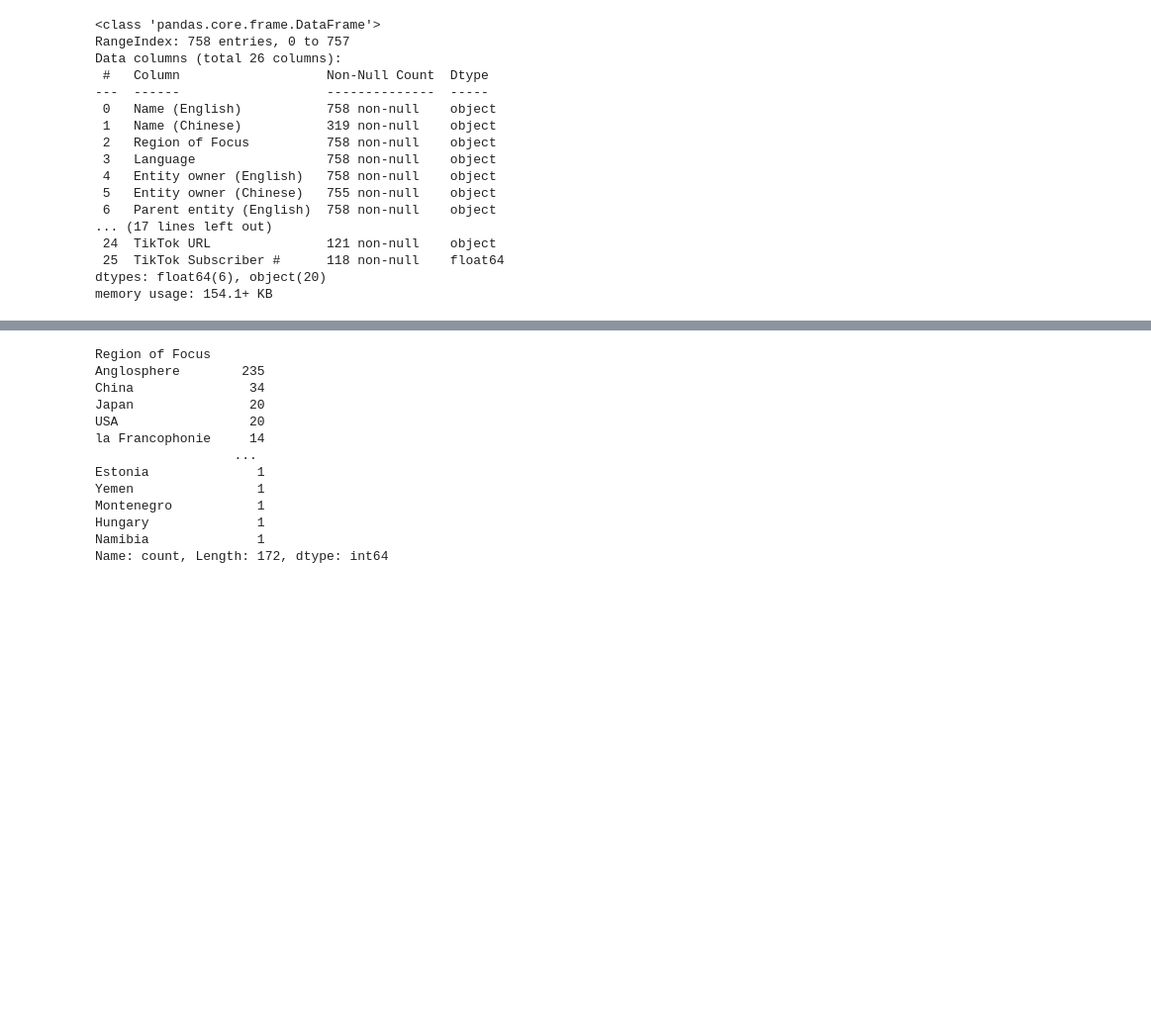
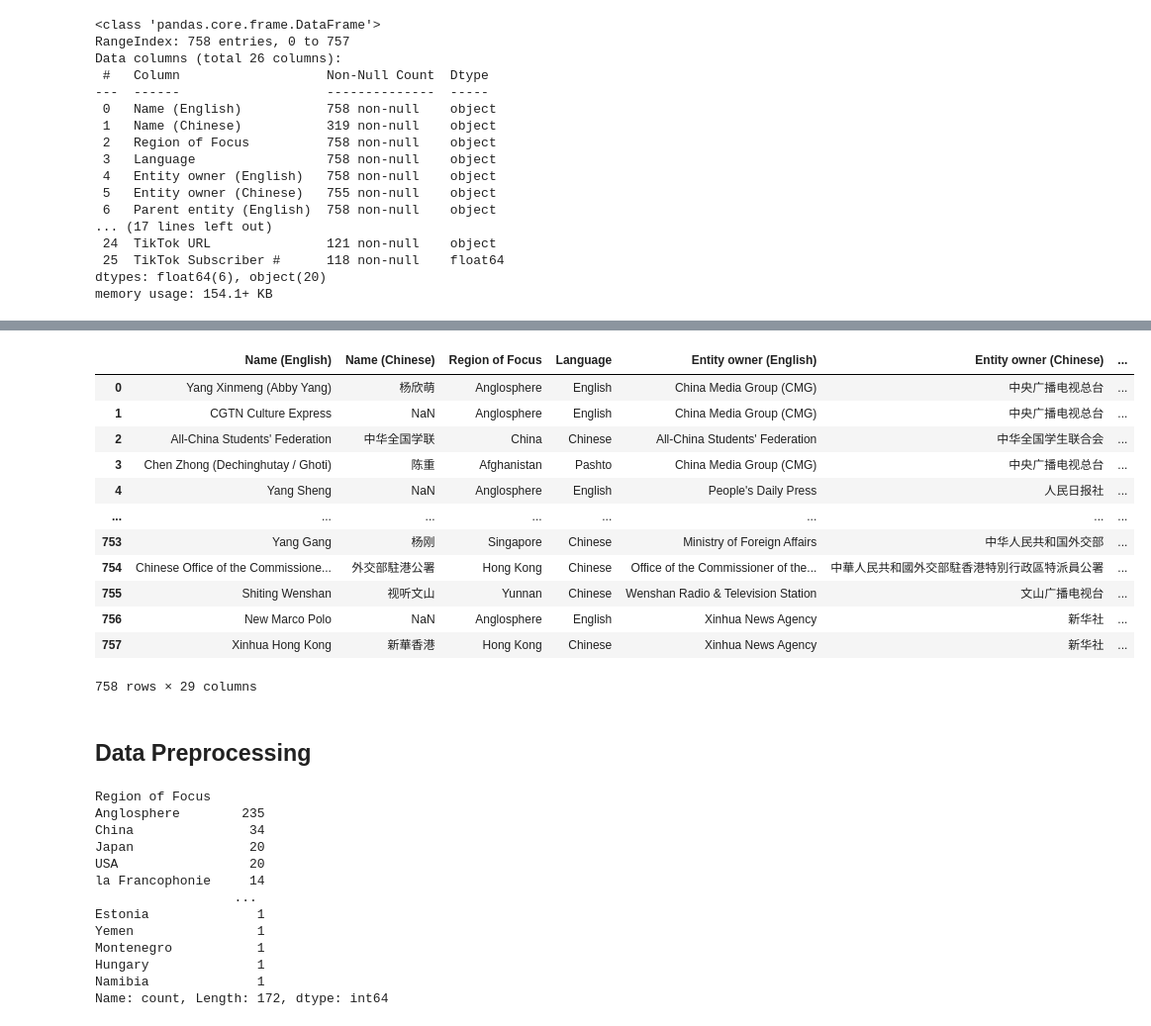
Before and after one commit to moonchanyong/yummy-data, a Jupyter notebook: research/exploratory_data_analysis.ipynb, the cells around one changed output, grey strips where cells are left out. Shown: that part at 99% size. Saved outputs shown, nothing was run; the diff lists cells and outputs as text; code cells hidden in the pictures; blank space fills up the shorter version.

```diff
--- a/research/exploratory_data_analysis.ipynb
+++ b/research/exploratory_data_analysis.ipynb
@@ -35,0 +88,4 @@ memory usage: 154.1+ KB
+# %%
+facebook_data = pd.read_csv('../data/facebook_data.csv')
+
+facebook_data
@@ -35,0 +106,10 @@ memory usage: 154.1+ KB
+# %%
+# Facebook data
+
+facebook_data['joined'] = facebook_data['joined'] \
+    .apply(lambda s: s.split()[:2]) \
+    .apply(lambda l: list(map(lambda s: s[:-1] , l))) \
+    .apply(lambda l: f"{l[0]}-{l[1]}")
+
+
+facebook_data
@@ -36,3 +130,25 @@ memory usage: 154.1+ KB
+# %%
+facebook_data.rename(columns={ 'username': 'Name (English)', 'joined': 'joined_facebook' }, inplace=True)
+
+data = data.merge(facebook_data, on='Name (English)', how='left')
+
+data
+# %% [output]
+|  | Name (English) | Name (Chinese) | Region of Focus | Language | Entity owner (English) | Entity owner (Chinese) | ... |
+| 0 | Yang Xinmeng (Abby Yang) | 杨欣萌 | Anglosphere | English | China Media Group (CMG) | 中央广播电视总台 | ... |
+| 1 | CGTN Culture Express | NaN | Anglosphere | English | China Media Group (CMG) | 中央广播电视总台 | ... |
+| 2 | All-China Students' Federation | 中华全国学联 | China | Chinese | All-China Students' Federation | 中华全国学生联合会 | ... |
+| 3 | Chen Zhong (Dechinghutay / Ghoti) | 陈重 | Afghanistan | Pashto | China Media Group (CMG) | 中央广播电视总台 | ... |
+| 4 | Yang Sheng | NaN | Anglosphere | English | People's Daily Press | 人民日报社 | ... |
+| ... | ... | ... | ... | ... | ... | ... | ... |
+| 753 | Yang Gang | 杨刚 | Singapore | Chinese | Ministry of Foreign Affairs | 中华人民共和国外交部 | ... |
+| 754 | Chinese Office of the Commissione... | 外交部駐港公署 | Hong Kong | Chinese | Office of the Commissioner of the... | 中華人民共和國外交部駐香港特別行政區特派員公署 | ... |
+| 755 | Shiting Wenshan | 视听文山 | Yunnan | Chinese | Wenshan Radio & Television Station | 文山广播电视台 | ... |
+| 756 | New Marco Polo | NaN | Anglosphere | English | Xinhua News Agency | 新华社 | ... |
+| 757 | Xinhua Hong Kong | 新華香港 | Hong Kong | Chinese | Xinhua News Agency | 新华社 | ... |
+758 rows × 29 columns
+# %% [markdown]
+## Data Preprocessing
 # %%
 # We will summarize the 'Region of Focus' column to understand the frequency of each region mentioned in the dataset
 
```
Also changed, not shown: parts of 16 cells of this notebook, 32 other files.
